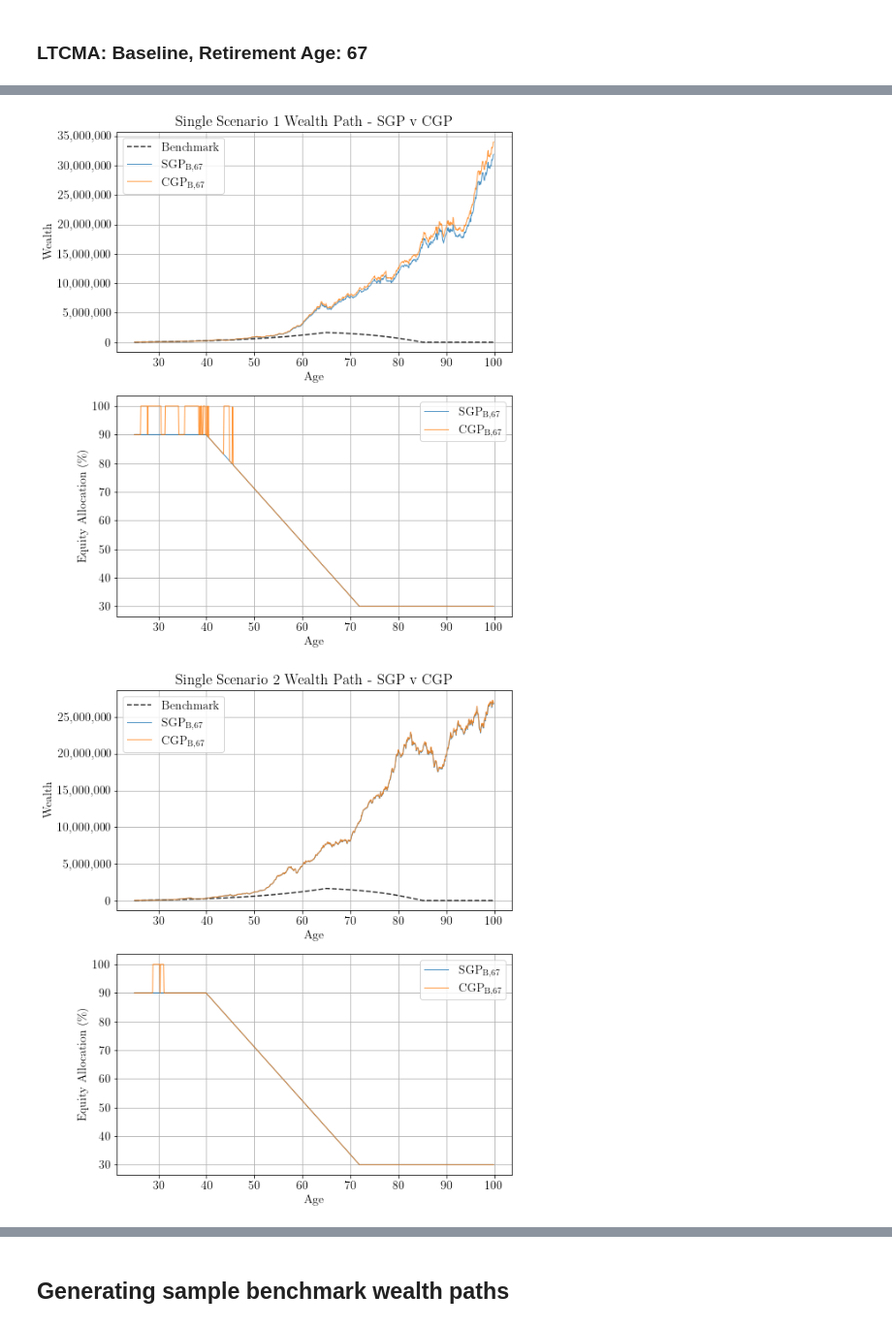
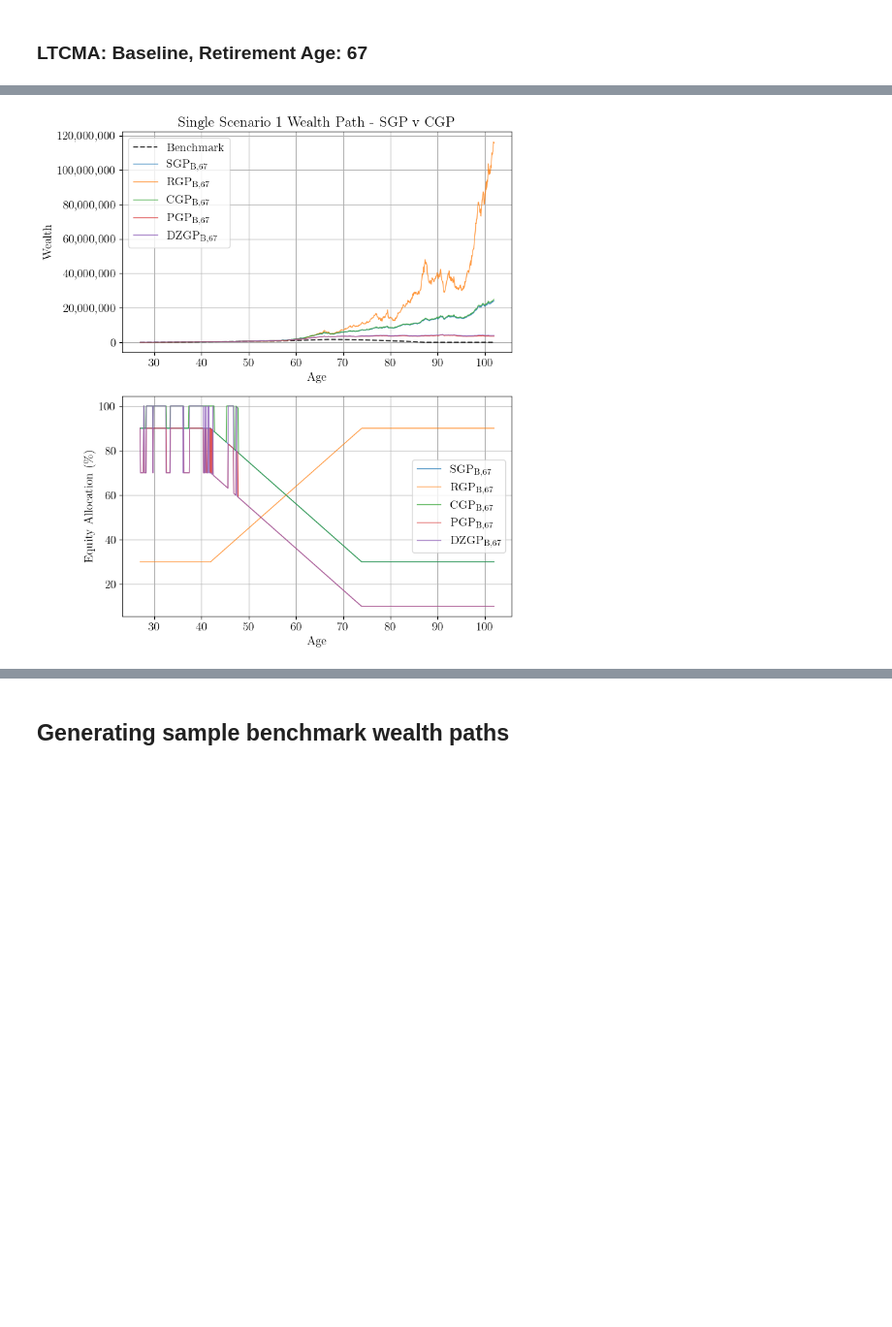
Before and after one commit to cj20895/thesis_public, a Jupyter notebook: thesis_simulation.ipynb, the cells around one changed output, grey strips where cells are left out. Shown at 97% size. Saved outputs shown, nothing was run; the diff lists cells and outputs as text; code cells hidden in the pictures; blank space fills up the shorter version.

```diff
--- a/thesis_simulation.ipynb
+++ b/thesis_simulation.ipynb
@@ -25,6 +25,7 @@ average_salary = 63795.13 # average salary in 2022 from https://www.ssa.gov/oact
 average_salary_growth = 1.022
 average_salary_growth_std = 0.005
 retirement_age = 67
+beginning_age = 27
 # %% [markdown]
 ## All of these functions are allocation strategies
 # %%
@@ -420,7 +400,7 @@ plt.show()
 # %% [markdown]
 ## RGP
 # %%
-xs = np.linspace(27,102,100)
+xs = np.linspace(beginning_age,102,100)
 retirement_age = 67
 dictionary = {'retirement_age': retirement_age}
 ys_sgp = np.array([np.sum(100*Allocation.sgp(x,dictionary)[:2]) for x in xs])
@@ -943,7 +1390,7 @@ Done!
 # %%
 def plot_interesting_example(sim, title='Wealth Path for a Single Scenario', file_name = None):
     num_periods = 900
-    xs = [25 + x/12 for x in range(num_periods)]
+    xs = [beginning_age + x/12 for x in range(num_periods)]
 
     fig = plt.figure(figsize=(8,9))
 
@@ -953,41 +1400,42 @@ def plot_interesting_example(sim, title='Wealth Path for a Single Scenario', fil
     ax1.plot(xs, benchmark_wealth_path,label='Benchmark',color='k',linestyle='--',alpha=0.8)
 
     ax1.plot(xs, np.sum(port_sgp.port_wealth[sim,1:],axis=1),linewidth=1,label='$\mathrm{SGP_{B,67}}$',alpha=0.8)
+    ax1.plot(xs, np.sum(port_rgp.port_wealth[sim,1:],axis=1),linewidth=1,label='$\mathrm{RGP_{B,67}}$',alpha=0.8)
     ax1.plot(xs, np.sum(port_cgp.port_wealth[sim,1:],axis=1),linewidth=1,label='$\mathrm{CGP_{B,67}}$',alpha=0.8)
-    #ax1.plot(xs, np.sum(port_pgp.port_wealth[sim,1:], axis=1), linewidth=1, label='$\mathrm{PGP_{B,67}}$', alpha=0.8)
-    #ax1.plot(xs, np.sum(port_dzgp.port_wealth[sim,1:], axis=1), linewidth=1, label='$\mathrm{DZGP_{B,67}}$', alpha=0.8)
+    ax1.plot(xs, np.sum(port_pgp.port_wealth[sim,1:], axis=1), linewidth=1, label='$\mathrm{PGP_{B,67}}$', alpha=0.8)
+    ax1.plot(xs, np.sum(port_dzgp.port_wealth[sim,1:], axis=1), linewidth=1, label='$\mathrm{DZGP_{B,67}}$', alpha=0.8)
 
 
     ax1.set_ylabel('Wealth')
     ax1.set_xlabel('Age')
     ax1.set_title(title)
     ax1.legend()
     ax1.get_yaxis().set_major_formatter(matplotlib.ticker.FuncFormatter(lambda x, p: format(int(x), ',')))
     ax1.grid()
 
 
     ax2 = fig.add_subplot(2,1,2)
 
     ax2.plot(xs,100*np.sum(port_sgp.port_alloc[sim,:,0:2],axis=1),linewidth=1,label='$\mathrm{SGP_{B,67}}$',alpha=0.8)
+    ax2.plot(xs,100*np.sum(port_rgp.port_alloc[sim,:,0:2],axis=1), linewidth=1, label='$\mathrm{RGP_{B,67}}$', alpha=0.8)
     ax2.plot(xs,100*np.sum(port_cgp.port_alloc[sim,:,0:2],axis=1),linewidth=1,label='$\mathrm{CGP_{B,67}}$',alpha=0.8)
-    #ax2.plot(xs,100*np.sum(port_pgp.port_alloc[sim,:,0:2],axis=1), linewidth=1, label='$\mathrm{PGP_{B,67}}$', alpha=0.8)
-    #ax2.plot(xs,100*np.sum(port_dzgp.port_alloc[sim,:,0:2],axis=1), linewidth=1, label='$\mathrm{DZGP_{B,67}}$', alpha=0.8)
+    ax2.plot(xs,100*np.sum(port_pgp.port_alloc[sim,:,0:2],axis=1), linewidth=1, label='$\mathrm{PGP_{B,67}}$', alpha=0.8)
+    ax2.plot(xs,100*np.sum(port_dzgp.port_alloc[sim,:,0:2],axis=1), linewidth=1, label='$\mathrm{DZGP_{B,67}}$', alpha=0.8)
 
     ax2.set_ylabel('Equity Allocation (\%)')
     ax2.set_xlabel('Age')
     ax2.legend()
     ax2.grid()
     plt.tight_layout()
     if file_name != None:
         plt.savefig(file_name,dpi=300)
     plt.show()
 
 plot_interesting_example(1,title='Single Scenario 1 Wealth Path - SGP v CGP',file_name='fig_1')
-plot_interesting_example(2,title='Single Scenario 2 Wealth Path - SGP v CGP',file_name='fig_2')
-plot_interesting_example(3,title='Single Scenario 3 Wealth Path - SGP v CGP',file_name='fig_3')
-plot_interesting_example(4,title='Single Scenario 4 Wealth Path - SGP v CGP',file_name='fig_4')
-plot_interesting_example(5,title='Single Scenario 5 Wealth Path - SGP v CGP',file_name='fig_5')
-plot_interesting_example(6,title='Single Scenario 6 Wealth Path - SGP v CGP',file_name='fig_6')
+#plot_interesting_example(2,title='Single Scenario 2 Wealth Path - SGP v CGP',file_name='fig_2')
+#plot_interesting_example(3,title='Single Scenario 3 Wealth Path - SGP v CGP',file_name='fig_3')
+#plot_interesting_example(4,title='Single Scenario 4 Wealth Path - SGP v CGP',file_name='fig_4')
+#plot_interesting_example(5,title='Single Scenario 5 Wealth Path - SGP v CGP',file_name='fig_5')
+#plot_interesting_example(6,title='Single Scenario 6 Wealth Path - SGP v CGP',file_name='fig_6')
 # %% [output]
-[figure, old version]
+[figure, new version]
-[figure, removed]
```
Also changed, not shown: parts of 40 cells of this notebook, 5 other files.
